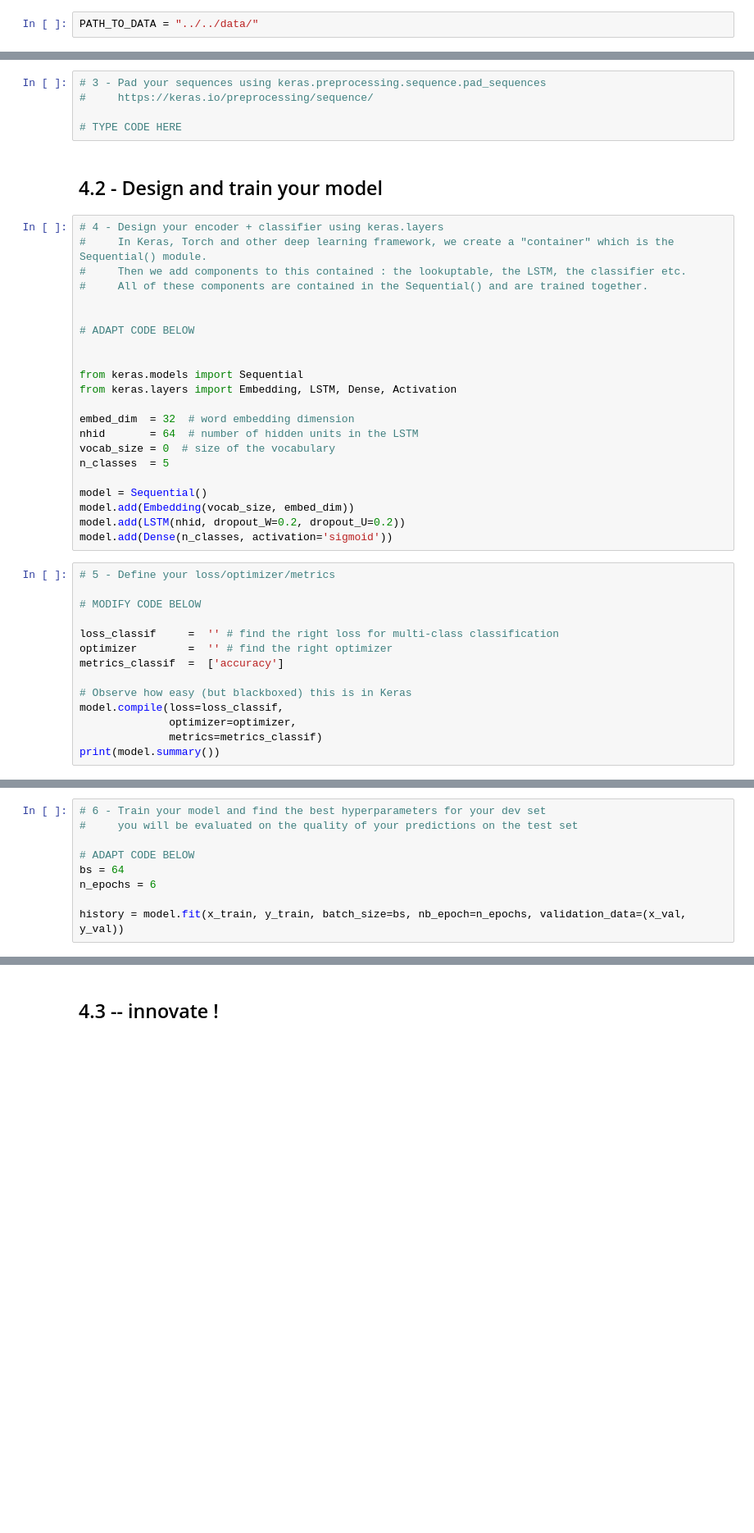
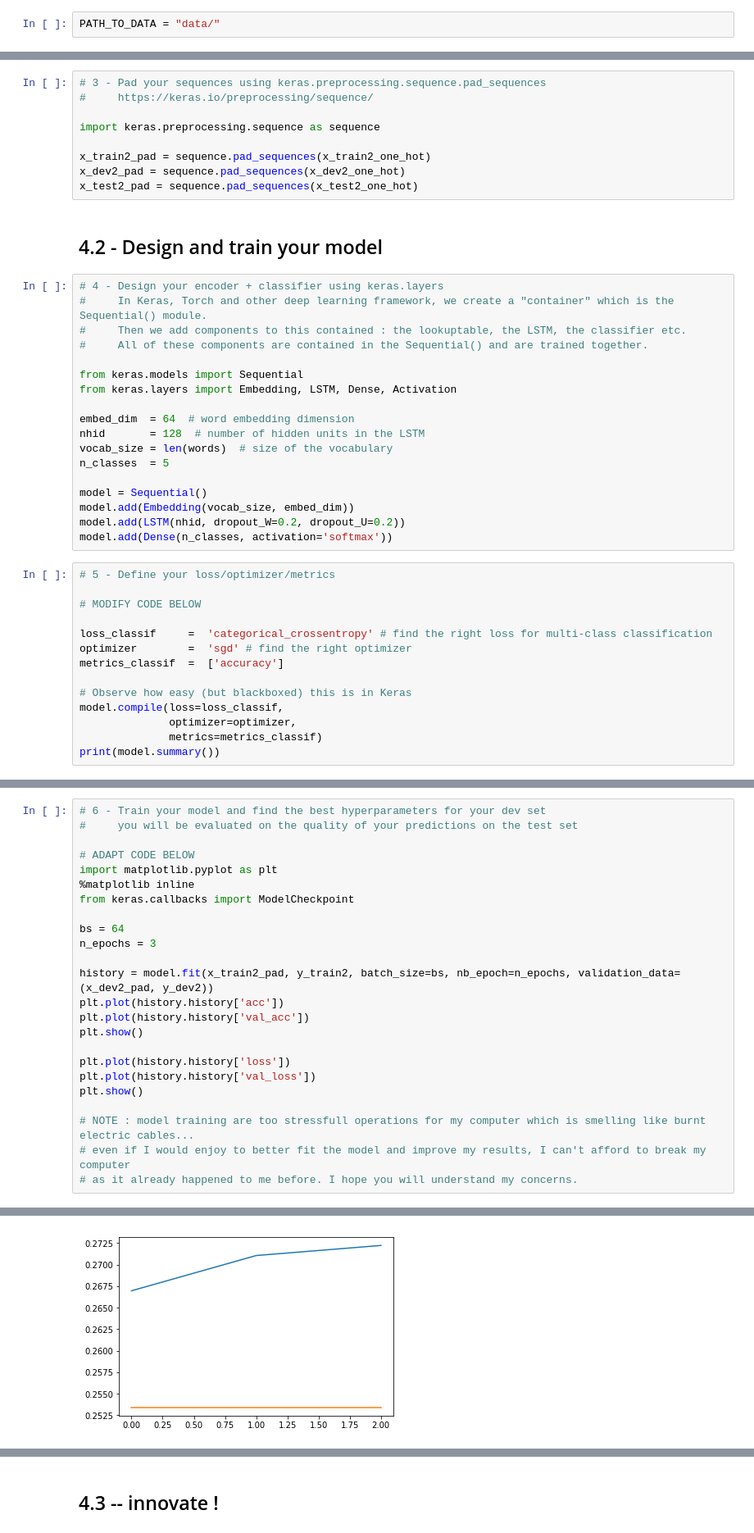
Before and after one commit to paulasquin/deep-learning-cs, a Jupyter notebook: Assignement_2/nlp_project/nlp_project.ipynb, the cells around one changed output, grey strips where cells are left out. Shown: that part at 82% size. Saved outputs shown, nothing was run; the diff lists cells and outputs as text; blank space fills up the shorter version.

```diff
--- a/Assignement_2/nlp_project/nlp_project.ipynb
+++ b/Assignement_2/nlp_project/nlp_project.ipynb
@@ -25,7 +25,7 @@ import os
 import numpy as np
 import scipy
 # %%
-PATH_TO_DATA = "../../data/"
+PATH_TO_DATA = "data/"
 # %% [markdown]
 # 1) Monolingual (English) word embeddings
 # %%
@@ -219,7 +494,11 @@ The input to a Keras model thus has this size : (batchsize, maxseqlen) where max
 # 3 - Pad your sequences using keras.preprocessing.sequence.pad_sequences
 #     https://keras.io/preprocessing/sequence/
 
-# TYPE CODE HERE
+import keras.preprocessing.sequence as sequence
+
+x_train2_pad = sequence.pad_sequences(x_train2_one_hot)
+x_dev2_pad = sequence.pad_sequences(x_dev2_one_hot)
+x_test2_pad = sequence.pad_sequences(x_test2_one_hot)
 # %% [markdown]
 ## 4.2 - Design and train your model
 # %%
@@ -228,29 +507,25 @@ The input to a Keras model thus has this size : (batchsize, maxseqlen) where max
 #     Then we add components to this contained : the lookuptable, the LSTM, the classifier etc.
 #     All of these components are contained in the Sequential() and are trained together.
 
-
-# ADAPT CODE BELOW
-
-
 from keras.models import Sequential
 from keras.layers import Embedding, LSTM, Dense, Activation
 
-embed_dim  = 32  # word embedding dimension
-nhid       = 64  # number of hidden units in the LSTM
-vocab_size = 0  # size of the vocabulary
+embed_dim  = 64  # word embedding dimension
+nhid       = 128  # number of hidden units in the LSTM
+vocab_size = len(words)  # size of the vocabulary
 n_classes  = 5
 
 model = Sequential()
 model.add(Embedding(vocab_size, embed_dim))
 model.add(LSTM(nhid, dropout_W=0.2, dropout_U=0.2))
-model.add(Dense(n_classes, activation='sigmoid'))
+model.add(Dense(n_classes, activation='softmax'))
 # %%
 # 5 - Define your loss/optimizer/metrics
 
 # MODIFY CODE BELOW
 
-loss_classif     =  '' # find the right loss for multi-class classification
-optimizer        =  '' # find the right optimizer
+loss_classif     =  'categorical_crossentropy' # find the right loss for multi-class classification
+optimizer        =  'sgd' # find the right optimizer
 metrics_classif  =  ['accuracy']
 
 # Observe how easy (but blackboxed) this is in Keras
@@ -263,7 +553,23 @@ print(model.summary())
 #     you will be evaluated on the quality of your predictions on the test set
 
 # ADAPT CODE BELOW
+import matplotlib.pyplot as plt
+%matplotlib inline
+from keras.callbacks import ModelCheckpoint
+
 bs = 64
-n_epochs = 6
+n_epochs = 3
 
-history = model.fit(x_train, y_train, batch_size=bs, nb_epoch=n_epochs, validation_data=(x_val, y_val))
+history = model.fit(x_train2_pad, y_train2, batch_size=bs, nb_epoch=n_epochs, validation_data=(x_dev2_pad, y_dev2))
+plt.plot(history.history['acc'])
+plt.plot(history.history['val_acc'])
+plt.show()
+
+plt.plot(history.history['loss'])
+plt.plot(history.history['val_loss'])
+plt.show()
+
+# NOTE : model training are too stressfull operations for my computer which is smelling like burnt electric cables...
+# even if I would enjoy to better fit the model and improve my results, I can't afford to break my computer
+# as it already happened to me before. I hope you will understand my concerns.
+# %% [output]
@@ -269,0 +583 @@ history = model.fit(x_train, y_train, batch_size=bs, nb_epoch=n_epochs, validati
+[figure, added]
```
Also changed, not shown: parts of 24 cells of this notebook.
